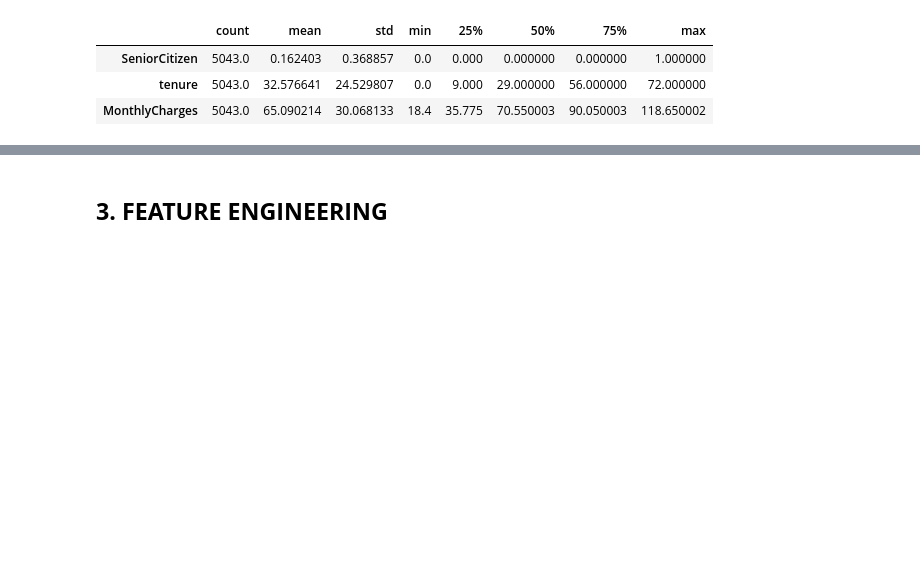
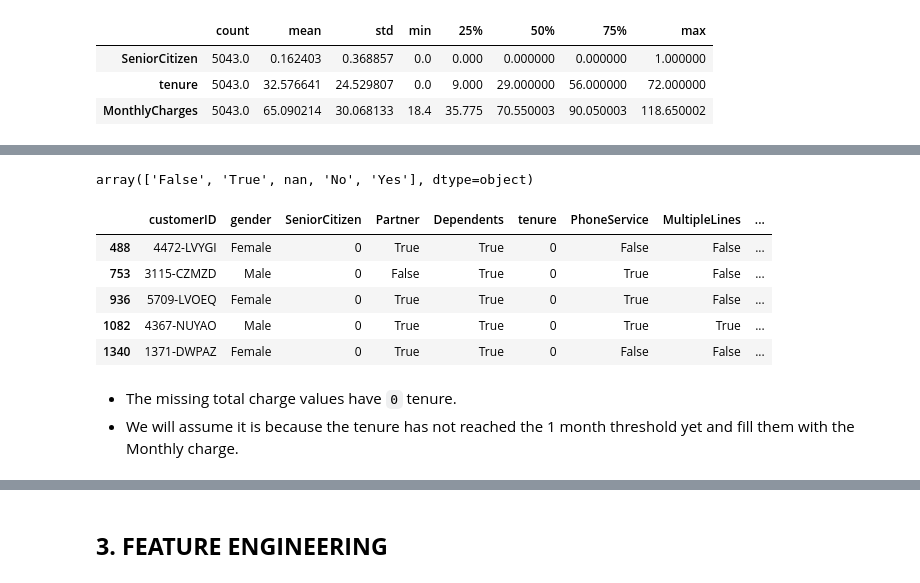
Before and after one commit to Rama-Mwenda/Customer_Churn, a Jupyter notebook: Notebook/Customer_Churn.ipynb, the cells around one changed output, grey strips where cells are left out. Saved outputs shown, nothing was run; the diff lists cells and outputs as text; code cells hidden in the pictures; blank space fills up the shorter version.

```diff
--- a/Notebook/Customer_Churn.ipynb
+++ b/Notebook/Customer_Churn.ipynb
@@ -223,0 +320,5 @@ train.describe().T
+# %%
+#loop to fill all na in the columns with No internet service
+for col in nulls[1:7]:
+    if train['InternetService'][train[col].isna()].unique() == 'No':
+        train[col] = train[col].fillna('No internet service')
@@ -223,0 +336,16 @@ train.describe().T
+# %%
+train[nulls[8]].unique()
+# %% [output]
+array(['False', 'True', nan, 'No', 'Yes'], dtype=object)
+# %%
+train[train[nulls[-2]].isna()] #viewing the missing values in the Total charges column
+# %% [output]
+|  | customerID | gender | SeniorCitizen | Partner | Dependents | tenure | PhoneService | MultipleLines | ... |
+| 488 | 4472-LVYGI | Female | 0 | True | True | 0 | False | False | ... |
+| 753 | 3115-CZMZD | Male | 0 | False | True | 0 | True | False | ... |
+| 936 | 5709-LVOEQ | Female | 0 | True | True | 0 | True | False | ... |
+| 1082 | 4367-NUYAO | Male | 0 | True | True | 0 | True | True | ... |
+| 1340 | 1371-DWPAZ | Female | 0 | True | True | 0 | False | False | ... |
+# %% [markdown]
+* The missing total charge values have `0` tenure.
+* We will assume it is because the tenure has not reached the 1 month threshold yet and fill them with the Monthly charge.
```
Also changed, not shown: parts of 13 cells of this notebook, 1 other file.
